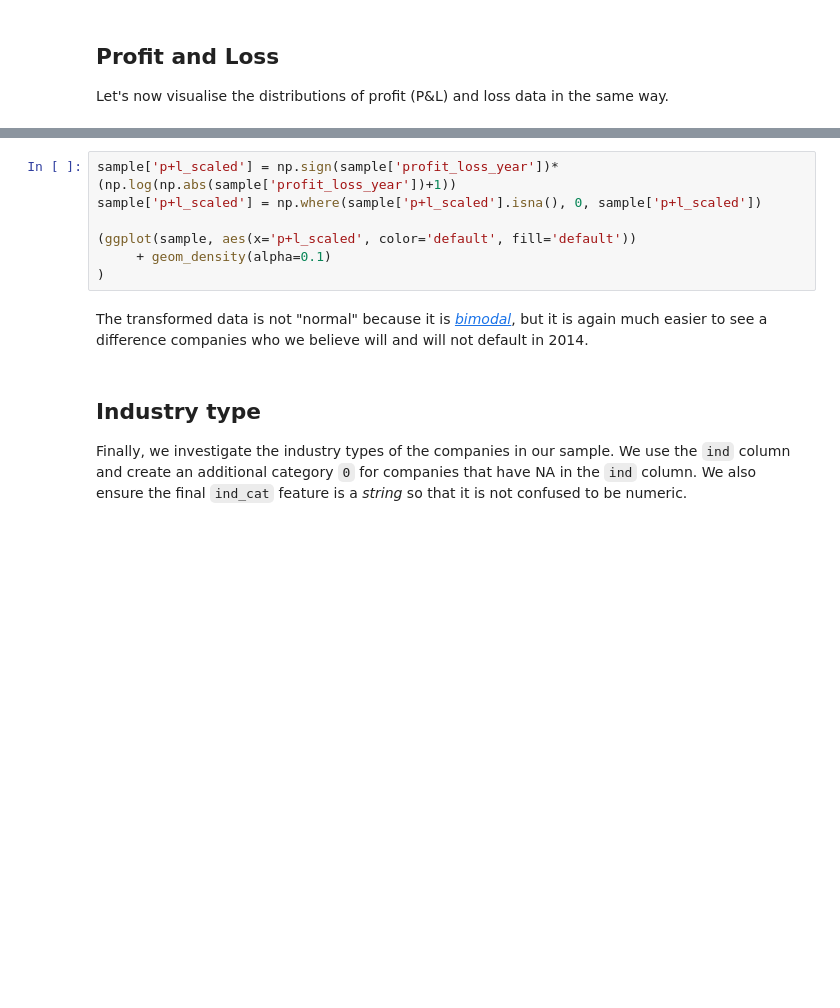
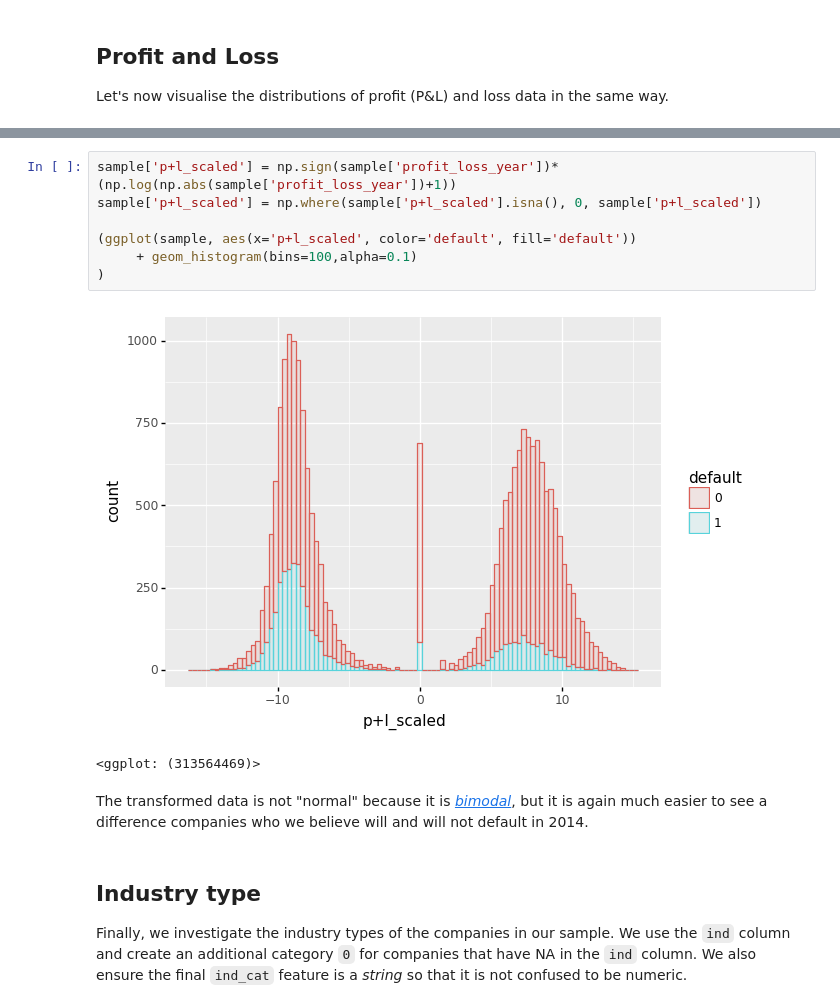
Before and after one commit to data-analytics-in-business/gabor-firm-exit-case-study, a Jupyter notebook: notebooks/Feature Engineering.ipynb, the cells around one changed output, grey strips where cells are left out. Cells and saved outputs as stored; diff of their text form; blank space fills up the shorter version.

```diff
--- a/notebooks/Feature Engineering.ipynb
+++ b/notebooks/Feature Engineering.ipynb
@@ -64,12 +81,15 @@ Run the code below to transform the P&L values, impute the NA values, and visual
 # %%
 sample['p+l_scaled'] = np.sign(sample['profit_loss_year'])*(np.log(np.abs(sample['profit_loss_year'])+1))
 sample['p+l_scaled'] = np.where(sample['p+l_scaled'].isna(), 0, sample['p+l_scaled'])
 
 (ggplot(sample, aes(x='p+l_scaled', color='default', fill='default'))
-     + geom_density(alpha=0.1)
+     + geom_histogram(bins=100,alpha=0.1)
 )
+# %% [output]
+[figure, added]
+<ggplot: (313564469)>
-# %% [markdown]
-The transformed data is not "normal" because it is [*bimodal*](https://en.wikipedia.org/wiki/Multimodal_distribution), but it is again much easier to see a difference companies who we believe will and will not default in 2014.
+# %% [markdown]
+The transformed data is not "normal" because it is [*bimodal*](https://en.wikipedia.org/wiki/Multimodal_distribution), but it is again much easier to see a difference companies who we believe will and will not default in 2014.
 # %% [markdown]
 ## Industry type
 Finally, we investigate the industry types of the companies in our sample. We use the `ind` column and create an additional category `0` for companies that have NA in the `ind` column. We also ensure the final `ind_cat` feature is a *string* so that it is not confused to be numeric.
```
Also changed, not shown: parts of 17 cells of this notebook.
